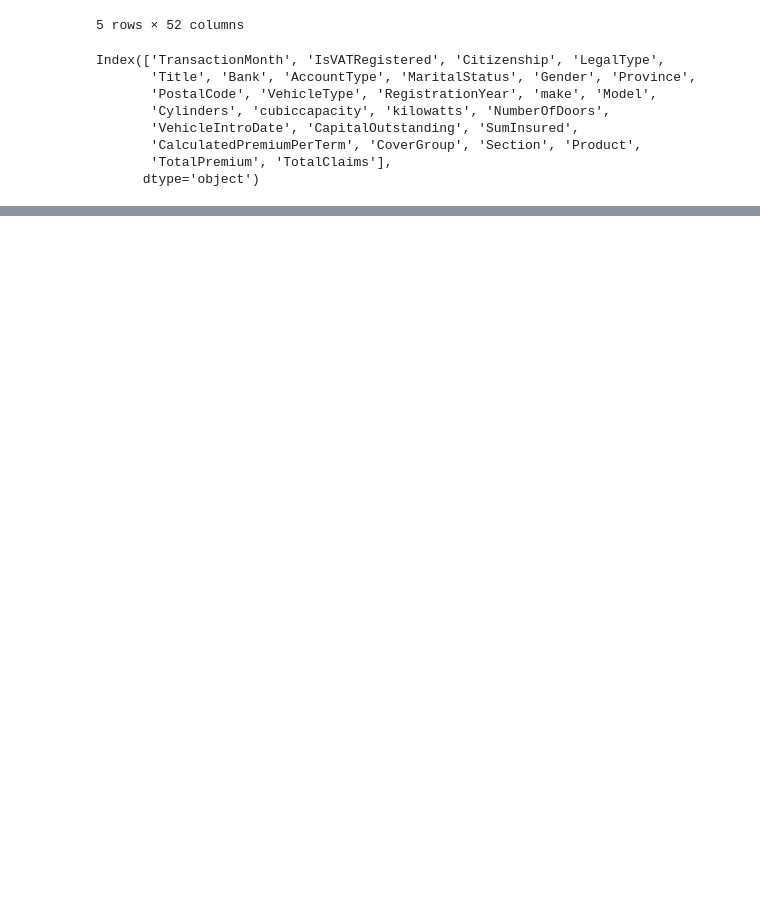
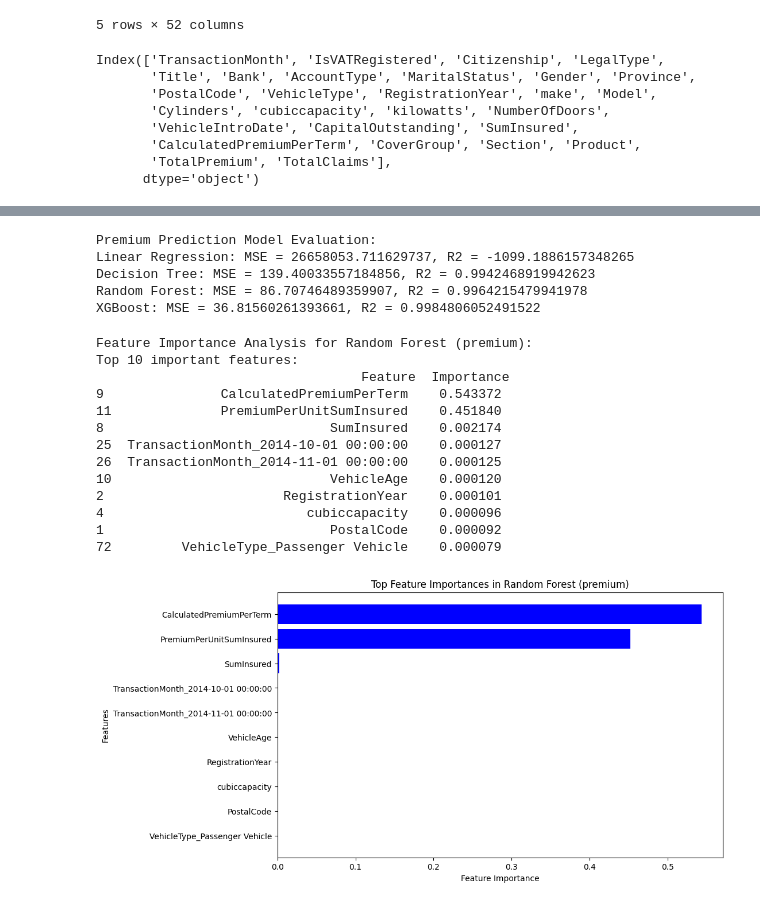
Before and after one commit to shewanek/Insurance_solutions-week_3, a Jupyter notebook: notebooks/statisticalModel.ipynb, the cells around one changed output, grey strips where cells are left out. Cells and saved outputs as stored; diff of their text form; code cells hidden in the pictures; blank space fills up the shorter version.

```diff
--- a/notebooks/statisticalModel.ipynb
+++ b/notebooks/statisticalModel.ipynb
@@ -62,0 +97,62 @@ iml.feature_engineering()
+# %%
+# For premium prediction
+# _, _, _, _, X_train_premium, X_test_premium, y_premium_train, y_premium_test = iml.train_test_split()
+models_premium = iml.build_models(X_train_premium, y_premium_train)
+results_premium = iml.evaluate_models(models_premium, X_test_premium, y_premium_test)
+# %%
+print("\nPremium Prediction Model Evaluation:")
+for model_name, metrics in results_premium.items():
+    print(f"{model_name}: MSE = {metrics['MSE']}, R2 = {metrics['R2']}")
+# %% [output]
+Premium Prediction Model Evaluation:
+Linear Regression: MSE = 26658053.711629737, R2 = -1099.1886157348265
+Decision Tree: MSE = 139.40033557184856, R2 = 0.9942468919942623
+Random Forest: MSE = 86.70746489359907, R2 = 0.9964215479941978
+XGBoost: MSE = 36.81560261393661, R2 = 0.9984806052491522
+# %%
+# Ensure the model is trained before analyzing feature importance
+if 'Random Forest' in models_premium:
+    print("\nFeature Importance Analysis for Random Forest (premium):")
+
+    # Retrieve the model
+    rf_model = models_premium['Random Forest']
+
+    # Get feature importance directly from the model
+    feature_importances = rf_model.feature_importances_
+
+    # Create a DataFrame to hold feature names and their importance scores
+    feature_importance_df = pd.DataFrame({
+        'Feature': X_train_premium.columns,
+        'Importance': feature_importances
+    })
+
+    # Sort features by importance
+    feature_importance_df = feature_importance_df.sort_values(by='Importance', ascending=False)
+
+    # Display the top N important features (e.g., top 10)
+    top_n = 10  # Adjust this as needed
+    print(f"Top {top_n} important features:\n", feature_importance_df.head(top_n))
+
+    # Plot feature importance
+    plt.figure(figsize=(10, 6))
+    plt.barh(feature_importance_df['Feature'].head(top_n), feature_importance_df['Importance'].head(top_n), color='blue')
+    plt.xlabel('Feature Importance')
+    plt.ylabel('Features')
+    plt.title('Top Feature Importances in Random Forest (premium)')
+    plt.gca().invert_yaxis()
+    plt.show()
+# %% [output]
+Feature Importance Analysis for Random Forest (premium):
+Top 10 important features:
+                                  Feature  Importance
+9               CalculatedPremiumPerTerm    0.543372
+11              PremiumPerUnitSumInsured    0.451840
+8                             SumInsured    0.002174
+25  TransactionMonth_2014-10-01 00:00:00    0.000127
+26  TransactionMonth_2014-11-01 00:00:00    0.000125
+10                            VehicleAge    0.000120
+2                       RegistrationYear    0.000101
+4                          cubiccapacity    0.000096
+1                             PostalCode    0.000092
+72         VehicleType_Passenger Vehicle    0.000079
+[figure, added]
```
Also changed, not shown: parts of 9 cells of this notebook, 2 other files.
